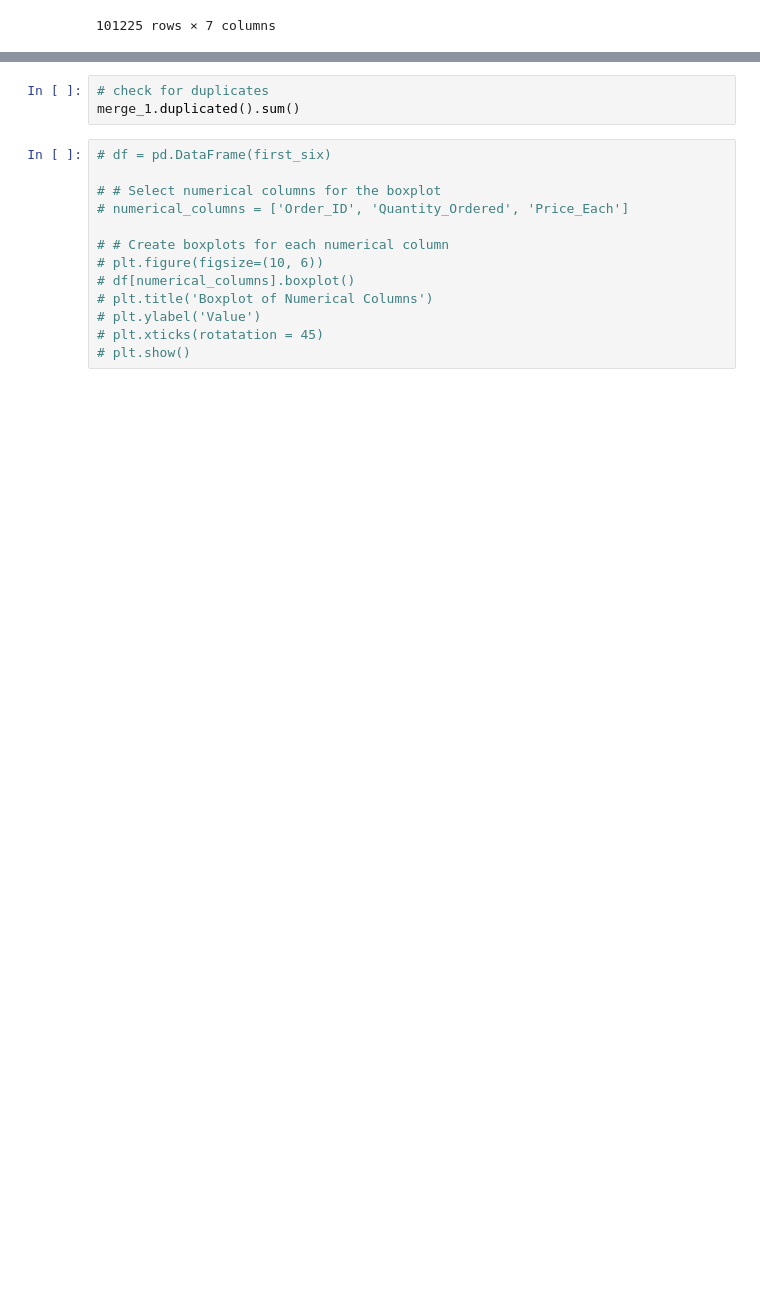
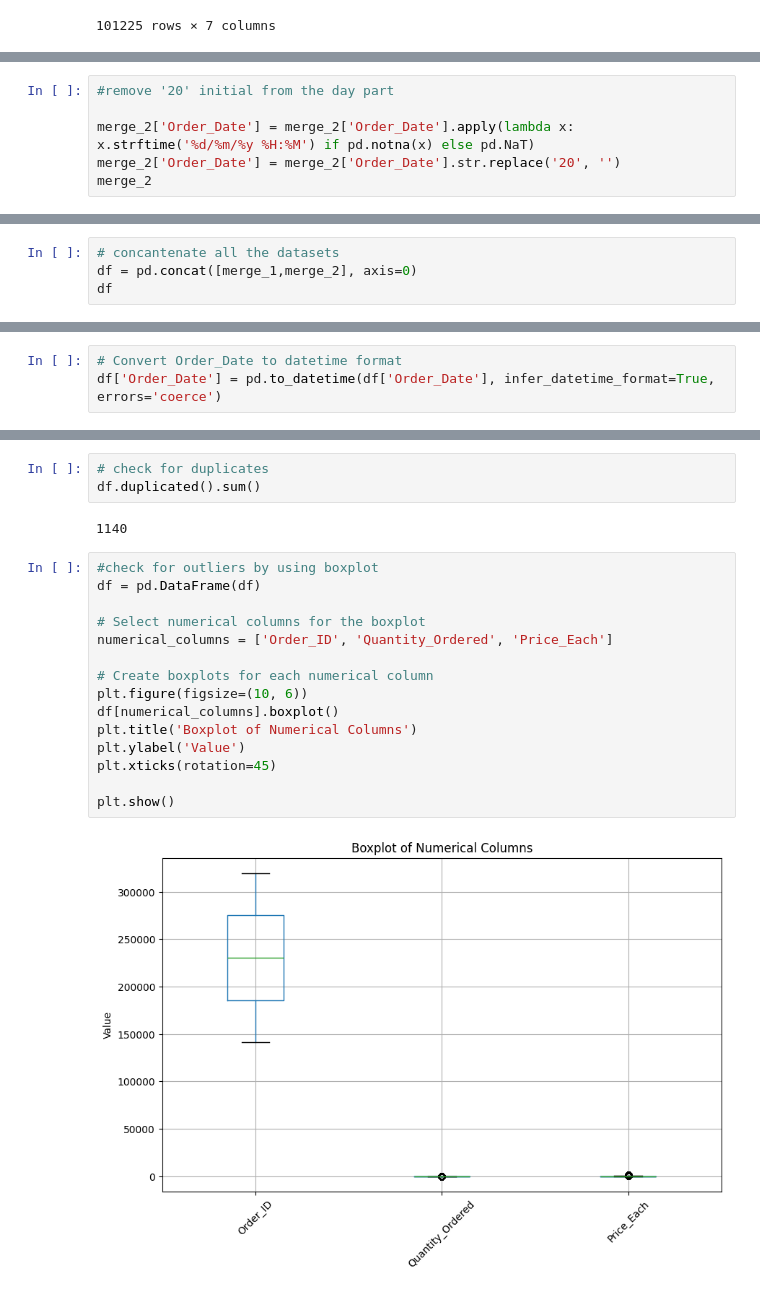
Before and after one commit to modelMaestroSolo/bi-insights, a Jupyter notebook: bi_insight.ipynb, the cells around one changed output, grey strips where cells are left out. Saved outputs shown, nothing was run; the diff lists cells and outputs as text; blank space fills up the shorter version.

Commit message:
add .gitignore,clean data, merge data,save cleaned data

```diff
--- a/bi_insight.ipynb
+++ b/bi_insight.ipynb
@@ -764,0 +763,6 @@ IndexingError: Unalignable boolean Series provided as indexer (index of the bool
+# %%
+#remove '20' initial from the day part
+
+merge_2['Order_Date'] = merge_2['Order_Date'].apply(lambda x: x.strftime('%d/%m/%y %H:%M') if pd.notna(x) else pd.NaT)
+merge_2['Order_Date'] = merge_2['Order_Date'].str.replace('20', '')
+merge_2
@@ -764,0 +783,4 @@ IndexingError: Unalignable boolean Series provided as indexer (index of the bool
+# %%
+# concantenate all the datasets
+df = pd.concat([merge_1,merge_2], axis=0)
+df
@@ -764,0 +818,3 @@ IndexingError: Unalignable boolean Series provided as indexer (index of the bool
+# %%
+# Convert Order_Date to datetime format
+df['Order_Date'] = pd.to_datetime(df['Order_Date'], infer_datetime_format=True, errors='coerce')
@@ -768,16 +850,22 @@ merge_2.isnull().sum()
 # %%
 # check for duplicates
-merge_1.duplicated().sum()
+df.duplicated().sum()
+# %% [output]
+1140
 # %%
-# df = pd.DataFrame(first_six)
+#check for outliers by using boxplot
+df = pd.DataFrame(df)
 
-# # Select numerical columns for the boxplot
-# numerical_columns = ['Order_ID', 'Quantity_Ordered', 'Price_Each']
+# Select numerical columns for the boxplot
+numerical_columns = ['Order_ID', 'Quantity_Ordered', 'Price_Each']
 
-# # Create boxplots for each numerical column
-# plt.figure(figsize=(10, 6))
-# df[numerical_columns].boxplot()
-# plt.title('Boxplot of Numerical Columns')
-# plt.ylabel('Value')
-# plt.xticks(rotatation = 45)
-# plt.show()
+# Create boxplots for each numerical column
+plt.figure(figsize=(10, 6))
+df[numerical_columns].boxplot()
+plt.title('Boxplot of Numerical Columns')
+plt.ylabel('Value')
+plt.xticks(rotation=45)
+
+plt.show()
+# %% [output]
+[figure, added]
```
Also changed, not shown: parts of 27 cells of this notebook, 4 other files.
